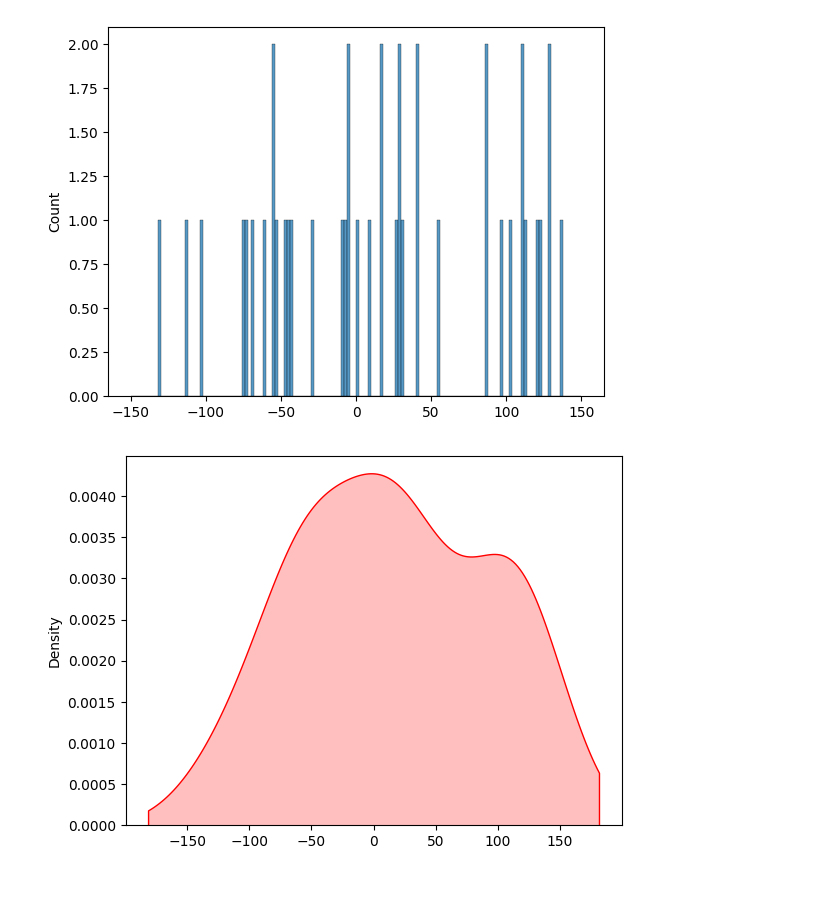
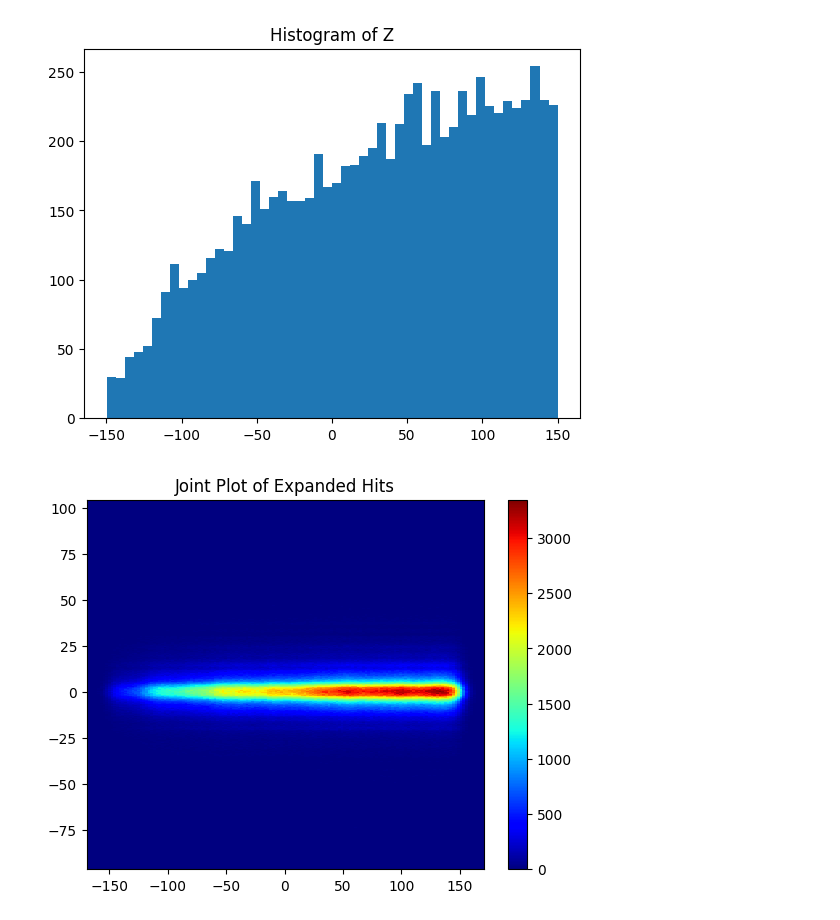
Before and after one commit to francescouni0/VHEE_monitor, a Jupyter notebook: Radionucl.ipynb, the cells around one changed output. Drawn from its saved outputs; the diff is of its cells as text; code cells hidden in the pictures; blank space fills up the shorter version.

```diff
--- a/Radionucl.ipynb
+++ b/Radionucl.ipynb
@@ -75,12 +77,32 @@ plt.show()
-# %%
-z=np.linspace(-150, 150, 37957)
-hist, xedges, yedges = np.histogram2d(hits_z[masky], hits_y[masky], bins=(37957, 1), range=[[-149, 149], [-3, 3]])
-hist=np.reshape(hist, (37957))
-sns.histplot(x=z, weights=hist, bins=150)
-plt.show()
-
-sns.kdeplot(x=z,weights=hist, fill=True, color='red')
-plt.show()
-# %% [output]
-[figure, removed]
-[figure, removed]
+# %%
+plt.hist(hits_z, bins=50)
+plt.title('Histogram of Z')
+plt.show()
+# %% [output]
+[figure, added]
+# %%
+from scipy.stats import gaussian_kde
+
+pointzy=np.column_stack((hits_z, hits_y))
+#sns.jointplot(x=hits_z, y=hits_y, kind='kde')
+#plt.title('Joint Plot of Hits')
+#plt.show()
+
+# Expanding hits_z and hits_y with 1000 times the points they already have
+# Smooth the distributions
+
+# Using Kernel Density Estimation (KDE) for smoothing individual distributions
+kde_z = gaussian_kde(hits_z, bw_method=0.07)
+kde_y = gaussian_kde(hits_y, bw_method=0.07)
+
+kde_z = kde_z.resample(10000000)[0]
+kde_y = kde_y.resample(10000000)[0]
+
+
+# Plotting the expanded data
+plt.hist2d(kde_z, kde_y, bins=(150,500), cmap='jet')
+plt.colorbar()
+plt.title('Joint Plot of Expanded Hits')
+plt.show()
+# %% [output]
+[figure, added]
```
Also changed, not shown: parts of 4 cells of this notebook, 2 other files.
